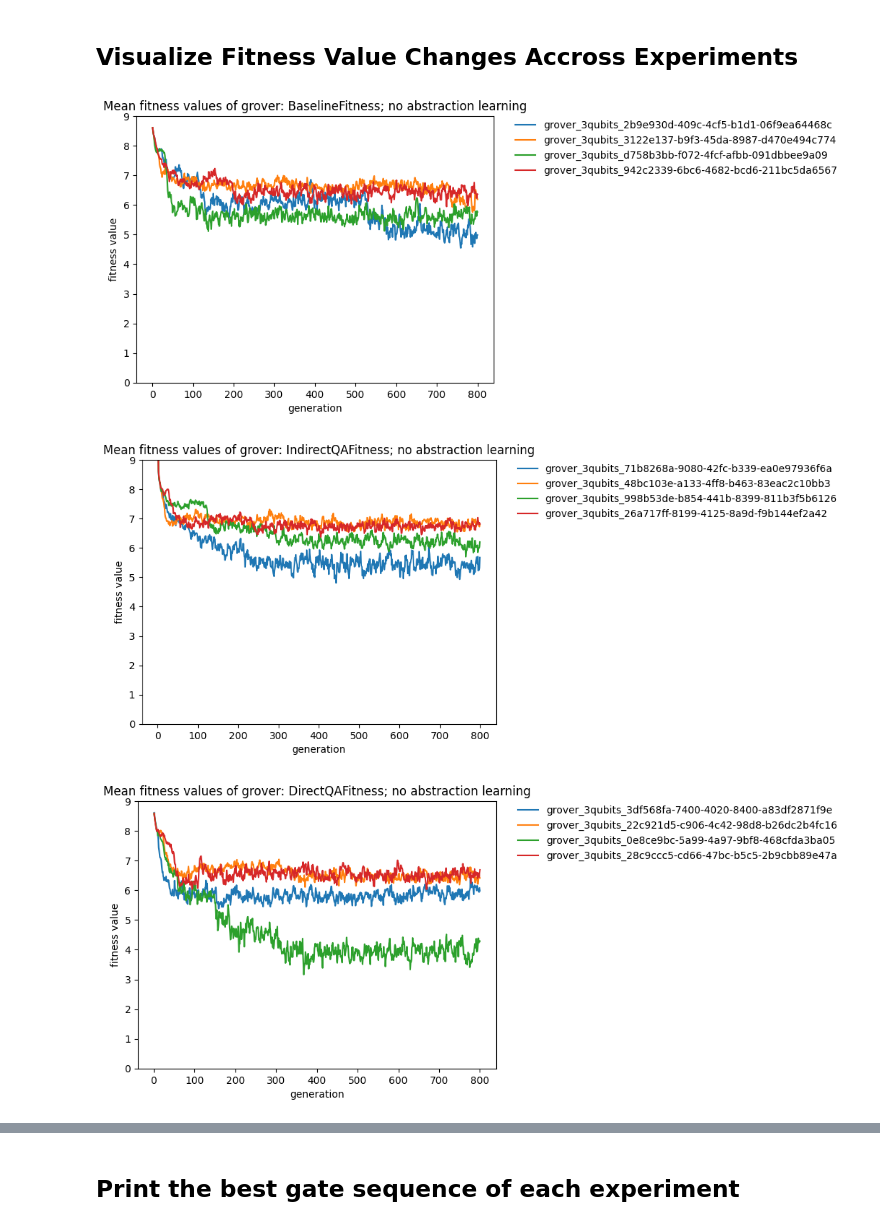
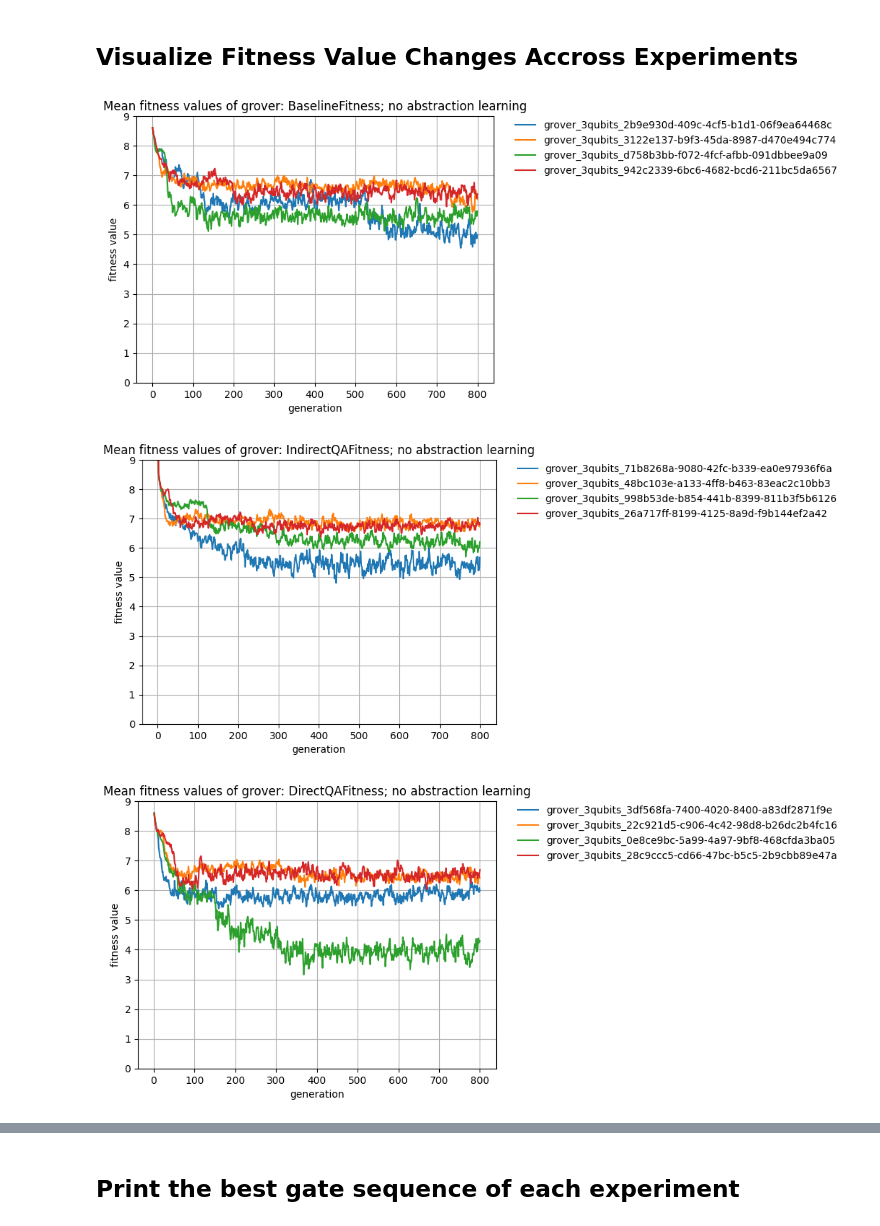
Before and after one commit to westoun/gp4qc, a Jupyter notebook: evaluation.ipynb, the cells around one changed output, grey strips where cells are left out. Cells and saved outputs as stored; diff of their text form; code cells hidden in the pictures.

```diff
--- a/evaluation.ipynb
+++ b/evaluation.ipynb
@@ -111,6 +111,7 @@ for experiment_id in experiment_ids:
     print(f"\tConfiguration: {configuration}")
     print(f"\t{current_fitness_values['created_at'].min()} - {current_fitness_values['created_at'].max()}")
 
+    plt.grid()
     plt.legend(["best fitness value", "mean fitness value"], bbox_to_anchor=(1.05, 1), loc='upper left', borderaxespad=0)
     plt.show()
 # %% [output]
@@ -144,31 +145,32 @@ Experiment Id: grover_3qubits_22c921d5-c906-4c42-98d8-b26dc2b4fc16
 # %%
 # Group by configuration
 configurations = experiments["configuration"].unique()
 experiment_ids = experiments["experiment_id"].unique()
 
 for configuration in configurations:
     legend = []
 
     for experiment_id in experiment_ids:
         current_configuration = experiments.loc[experiments["experiment_id"] == experiment_id]["configuration"].tolist()[0].strip()
         if current_configuration != configuration:
             continue
 
         legend.append(experiment_id)
 
         current_fitness_values = fitness_values.loc[fitness_values["experiment_id"] == experiment_id]
 
         ax.plot(current_fitness_values["generation"], current_fitness_values["mean_fitness_value"])
         ax.set_xlabel("generation")
         ax.set_ylabel("fitness value")
         ax.set_ylim([0, 9])
         ax = plt.subplot()
 
     plt.legend(legend, bbox_to_anchor=(1.05, 1), loc='upper left', borderaxespad=0, framealpha=0)
+    plt.grid()
     plt.title(f"Mean fitness values of {EVALUATION_CASE}: {configuration}")
     plt.savefig(f"results/{EVALUATION_CASE}_{configuration}_mean.png", bbox_inches='tight', transparent=True)
     plt.show()
 # %% [output]
-[figure, old version]
+[figure, new version]
-[figure, old version]
+[figure, new version]
-[figure, old version]
+[figure, new version]
```
Also changed, not shown: parts of 3 cells of this notebook.
